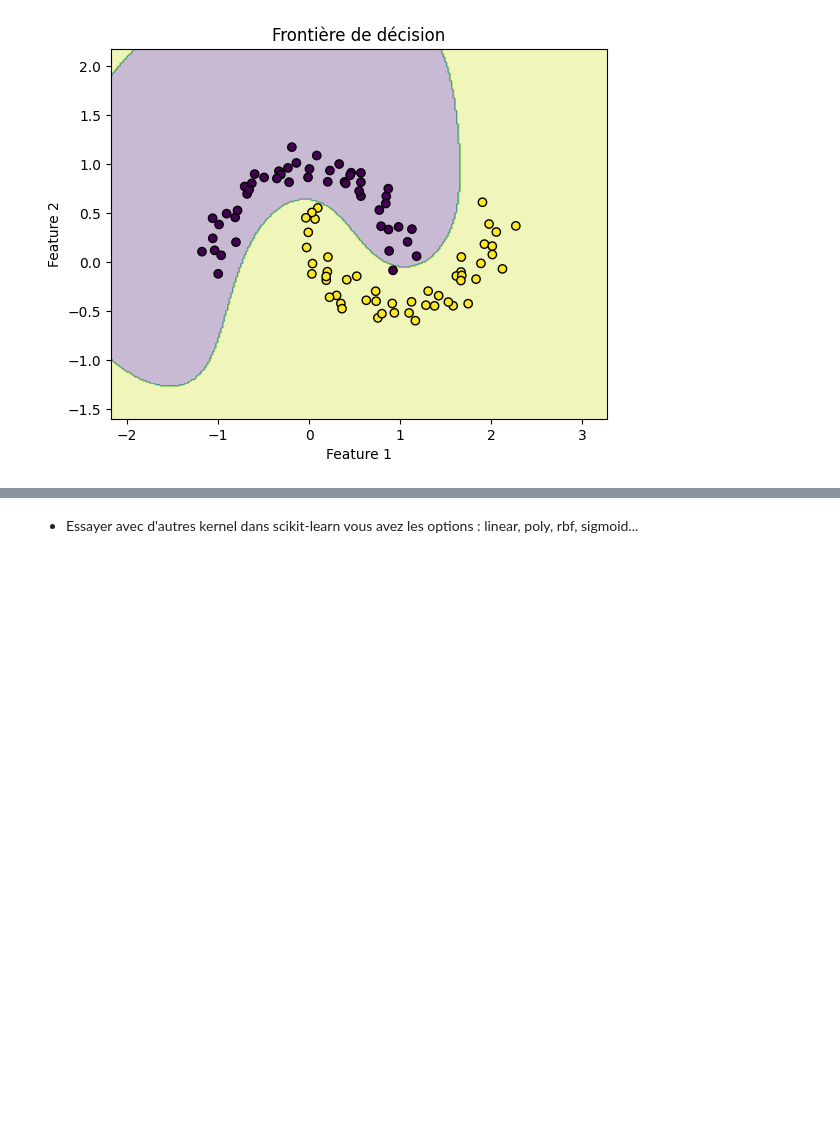
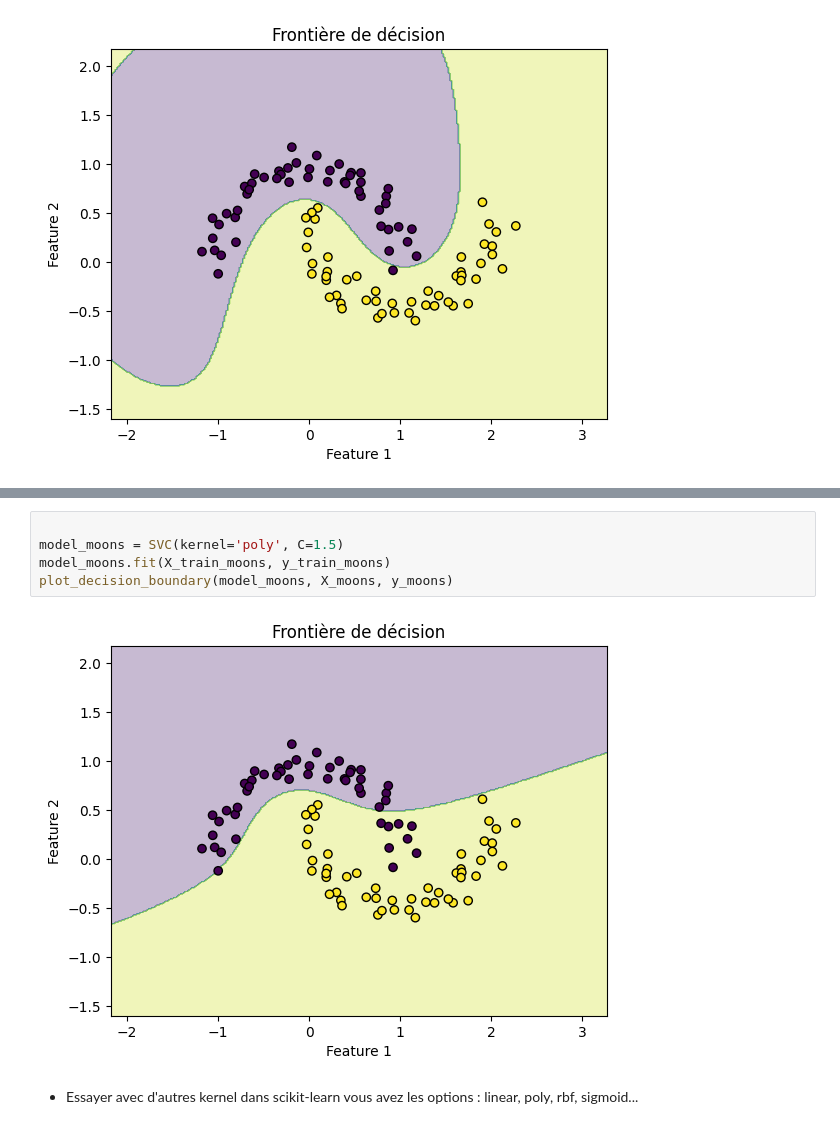
Before and after one commit to Kazusha/Generation_et_Etude_statistique, a Jupyter notebook: TP_SVM_ULTRA_interactif.ipynb, the cells around one changed output, grey strips where cells are left out. Drawn from its saved outputs; the diff is of its cells as text; blank space fills up the shorter version.

```diff
--- a/TP_SVM_ULTRA_interactif.ipynb
+++ b/TP_SVM_ULTRA_interactif.ipynb
@@ -100,3 +114,10 @@ plot_decision_boundary(model_moons, X_moons, y_moons)
+# %%
+
+model_moons = SVC(kernel='poly', C=1.5)
+model_moons.fit(X_train_moons, y_train_moons)
+plot_decision_boundary(model_moons, X_moons, y_moons)
+# %% [output]
+[figure, added]
 # %% [markdown]
  - Essayer avec d'autres kernel dans scikit-learn vous avez les options : linear, poly, rbf, sigmoid...
 # %% [markdown]
```
Also changed, not shown: parts of 9 cells of this notebook.
